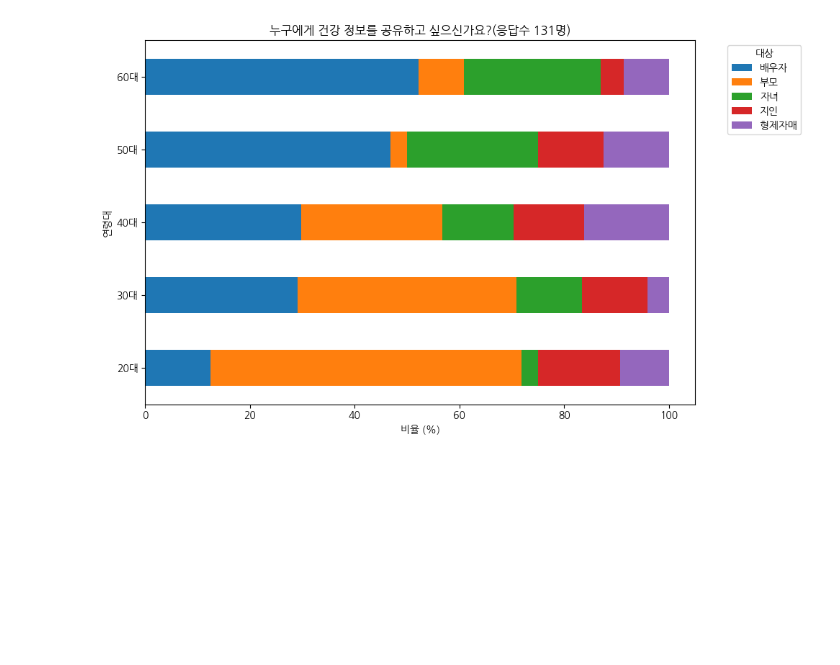
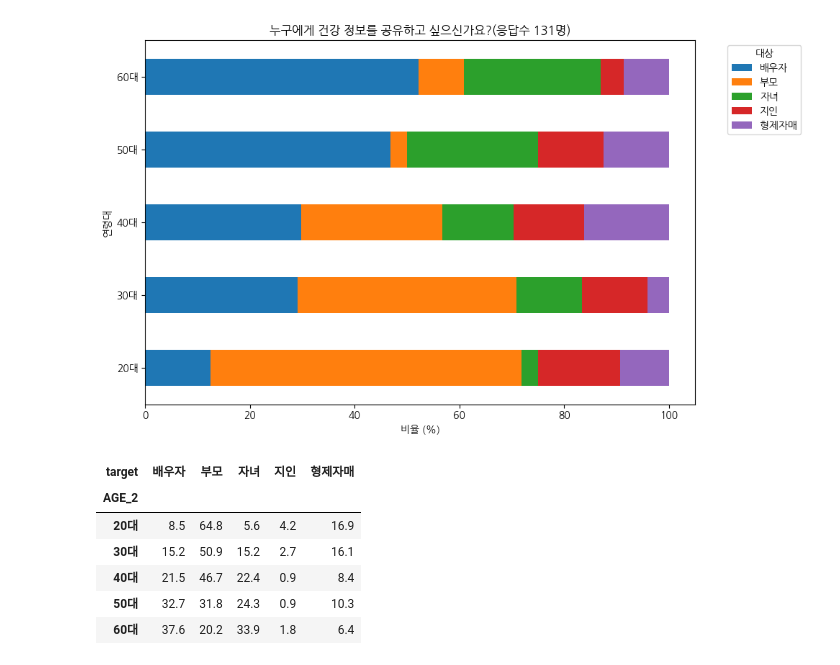
Before and after one commit to Jieunlee-svg/dataanalysis_, a Jupyter notebook: 설문조사_결과_분석_데이터_시각화.ipynb, the cells around one changed output. Saved outputs shown, nothing was run; the diff lists cells and outputs as text; code cells hidden in the pictures; blank space fills up the shorter version.

```diff
--- a/설문조사_결과_분석_데이터_시각화.ipynb
+++ b/설문조사_결과_분석_데이터_시각화.ipynb
@@ -283,3 +294,23 @@ plt.show()
 # %% [output]
 [figure]
 [figure]
+# %%
+# Q4: 공유 받고 싶은 사람
+q4_long = df[q4_cols + [age_col]].melt(id_vars=age_col, value_name='target').dropna()
+q4_count = q4_long.groupby([age_col, 'target']).size().unstack(fill_value=0)
+
+# 비율로 변환
+q4_percent = q4_count.div(q4_count.sum(axis=1), axis=0) * 100
+
+# 수치 확인
+import numpy as np
+q4_percent_rounded = np.round(q4_percent, 1)
+q4_percent_rounded
+# %% [output]
+| target | 배우자 | 부모 | 자녀 | 지인 | 형제자매 |
+| AGE_2 |  |  |  |  |  |
+| 20대 | 8.5 | 64.8 | 5.6 | 4.2 | 16.9 |
+| 30대 | 15.2 | 50.9 | 15.2 | 2.7 | 16.1 |
+| 40대 | 21.5 | 46.7 | 22.4 | 0.9 | 8.4 |
+| 50대 | 32.7 | 31.8 | 24.3 | 0.9 | 10.3 |
+| 60대 | 37.6 | 20.2 | 33.9 | 1.8 | 6.4 |
```
Also changed, not shown: parts of 3 cells of this notebook.
